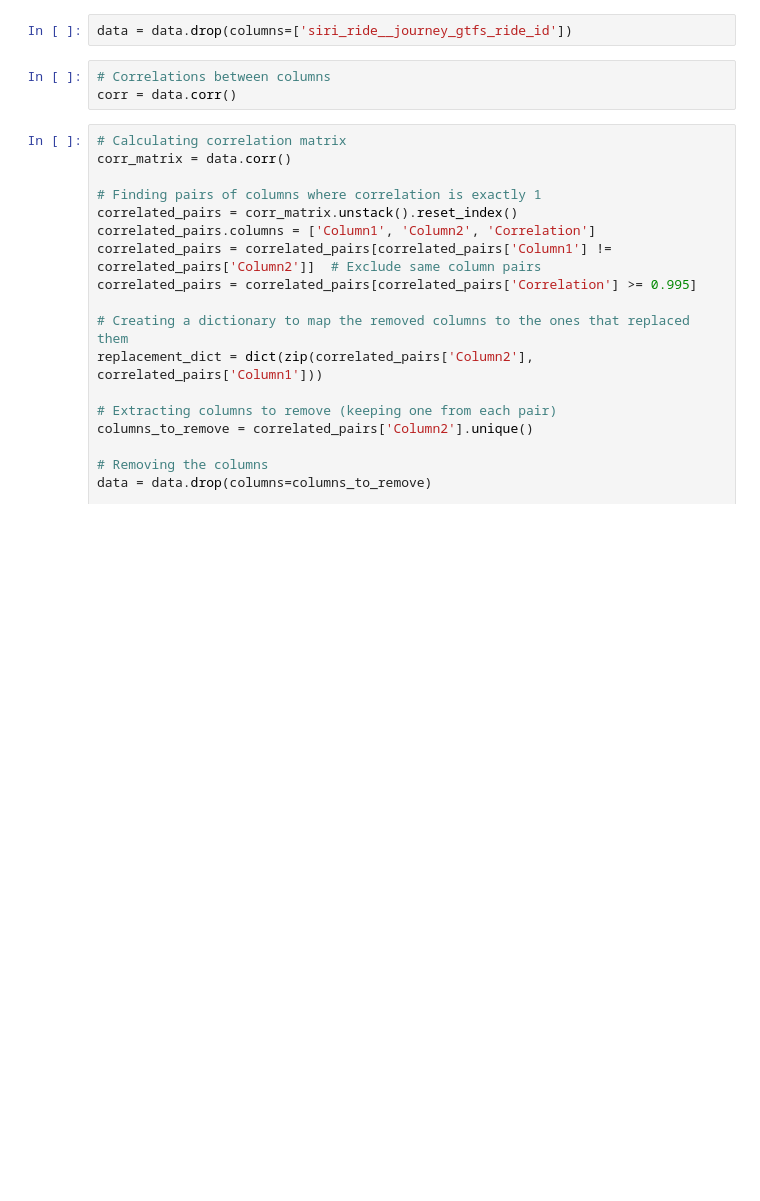
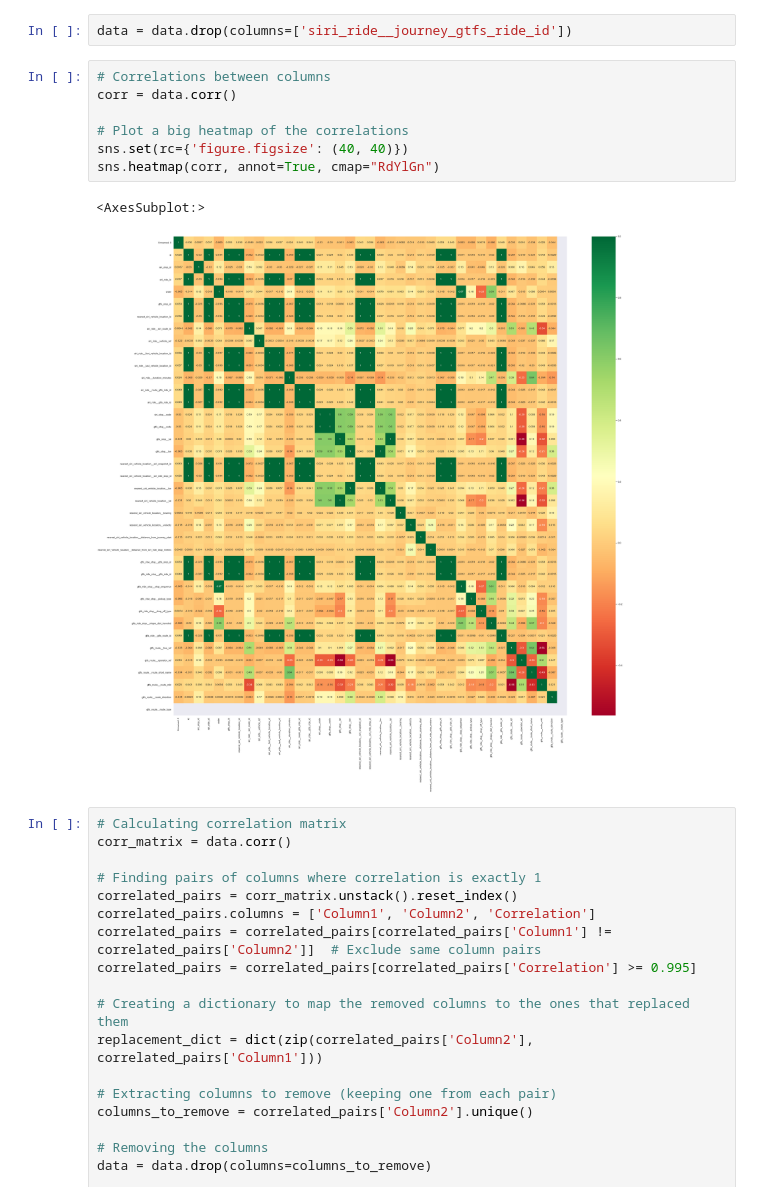
Before and after one commit to alongriskified/openu-data-analysis-openbus, a Jupyter notebook: transport/Final Sadna - Itay and Alon.ipynb, the cells around one changed output. Drawn from its saved outputs; the diff is of its cells as text; blank space fills up the shorter version.

```diff
--- a/transport/Final Sadna - Itay and Alon.ipynb
+++ b/transport/Final Sadna - Itay and Alon.ipynb
@@ -408,6 +408,13 @@ data = data.drop(columns=['siri_ride__journey_gtfs_ride_id'])
 # %%
 # Correlations between columns
 corr = data.corr()
+
+# Plot a big heatmap of the correlations
+sns.set(rc={'figure.figsize': (40, 40)})
+sns.heatmap(corr, annot=True, cmap="RdYlGn")
+# %% [output]
+<AxesSubplot:>
+[figure, added]
 # %%
 # Calculating correlation matrix
 corr_matrix = data.corr()
```
Also changed, not shown: parts of 1 cell of this notebook.
